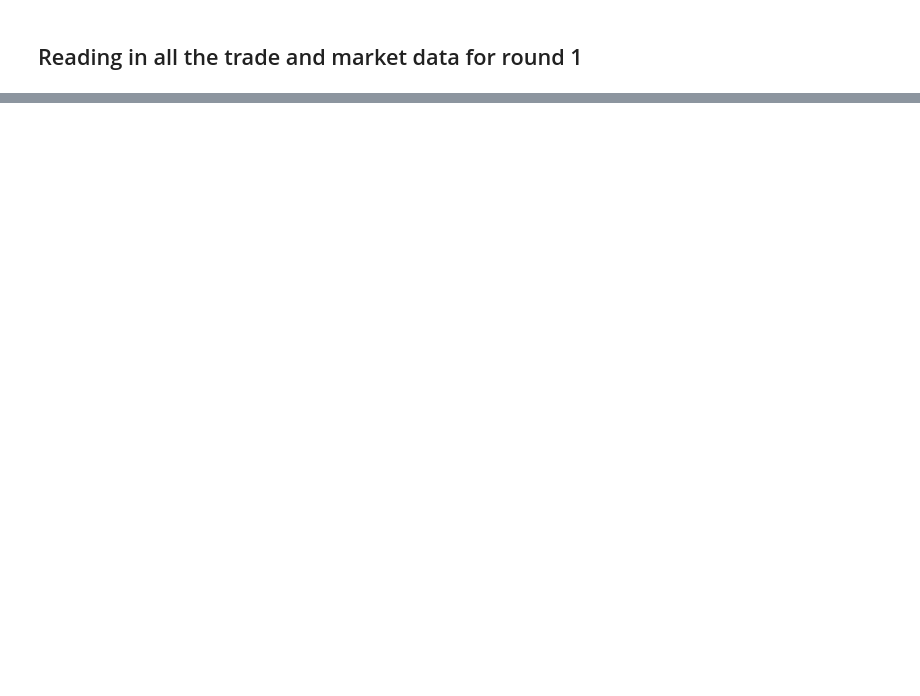
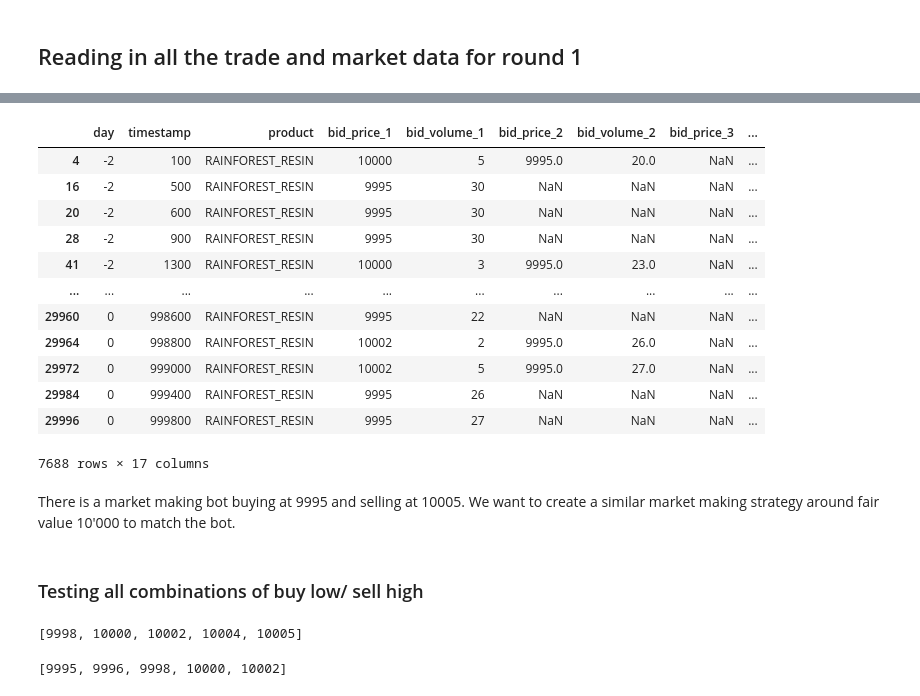
Before and after one commit to yungarjun/prosperity_3, a Jupyter notebook: initial_eda.ipynb, the cells around one changed output, grey strips where cells are left out. Saved outputs shown, nothing was run; the diff lists cells and outputs as text; code cells hidden in the pictures; blank space fills up the shorter version.

```diff
--- a/initial_eda.ipynb
+++ b/initial_eda.ipynb
@@ -66,0 +173,32 @@ for idx, df in enumerate(trades, start=1):
+# %%
+(
+    df_resin_quotes
+    .query('ask_price_1 == 10005')
+)
+# %% [output]
+|  | day | timestamp | product | bid_price_1 | bid_volume_1 | bid_price_2 | bid_volume_2 | bid_price_3 | ... |
+| 4 | -2 | 100 | RAINFOREST_RESIN | 10000 | 5 | 9995.0 | 20.0 | NaN | ... |
+| 16 | -2 | 500 | RAINFOREST_RESIN | 9995 | 30 | NaN | NaN | NaN | ... |
+| 20 | -2 | 600 | RAINFOREST_RESIN | 9995 | 30 | NaN | NaN | NaN | ... |
+| 28 | -2 | 900 | RAINFOREST_RESIN | 9995 | 30 | NaN | NaN | NaN | ... |
+| 41 | -2 | 1300 | RAINFOREST_RESIN | 10000 | 3 | 9995.0 | 23.0 | NaN | ... |
+| ... | ... | ... | ... | ... | ... | ... | ... | ... | ... |
+| 29960 | 0 | 998600 | RAINFOREST_RESIN | 9995 | 22 | NaN | NaN | NaN | ... |
+| 29964 | 0 | 998800 | RAINFOREST_RESIN | 10002 | 2 | 9995.0 | 26.0 | NaN | ... |
+| 29972 | 0 | 999000 | RAINFOREST_RESIN | 10002 | 5 | 9995.0 | 27.0 | NaN | ... |
+| 29984 | 0 | 999400 | RAINFOREST_RESIN | 9995 | 26 | NaN | NaN | NaN | ... |
+| 29996 | 0 | 999800 | RAINFOREST_RESIN | 9995 | 27 | NaN | NaN | NaN | ... |
+7688 rows × 17 columns
+# %% [markdown]
+There is a market making bot buying at 9995 and selling at 10005.
+We want to create a similar market making strategy around fair value 10'000 to match the bot.
+# %% [markdown]
+### Testing all combinations of buy low/ sell high
+# %%
+print(ask_prices_1)
+# %% [output]
+[9998, 10000, 10002, 10004, 10005]
+# %%
+print(bid_prices_1)
+# %% [output]
+[9995, 9996, 9998, 10000, 10002]
```
Also changed, not shown: parts of 22 cells of this notebook.
